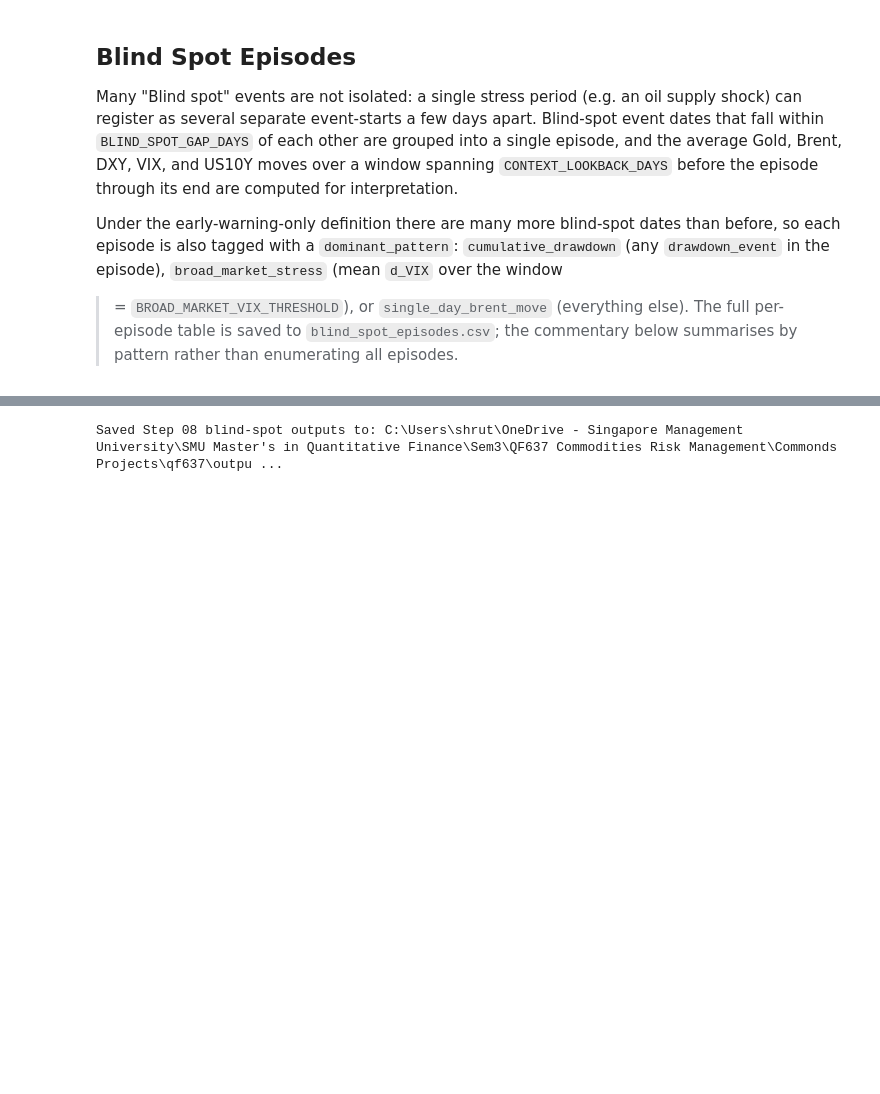
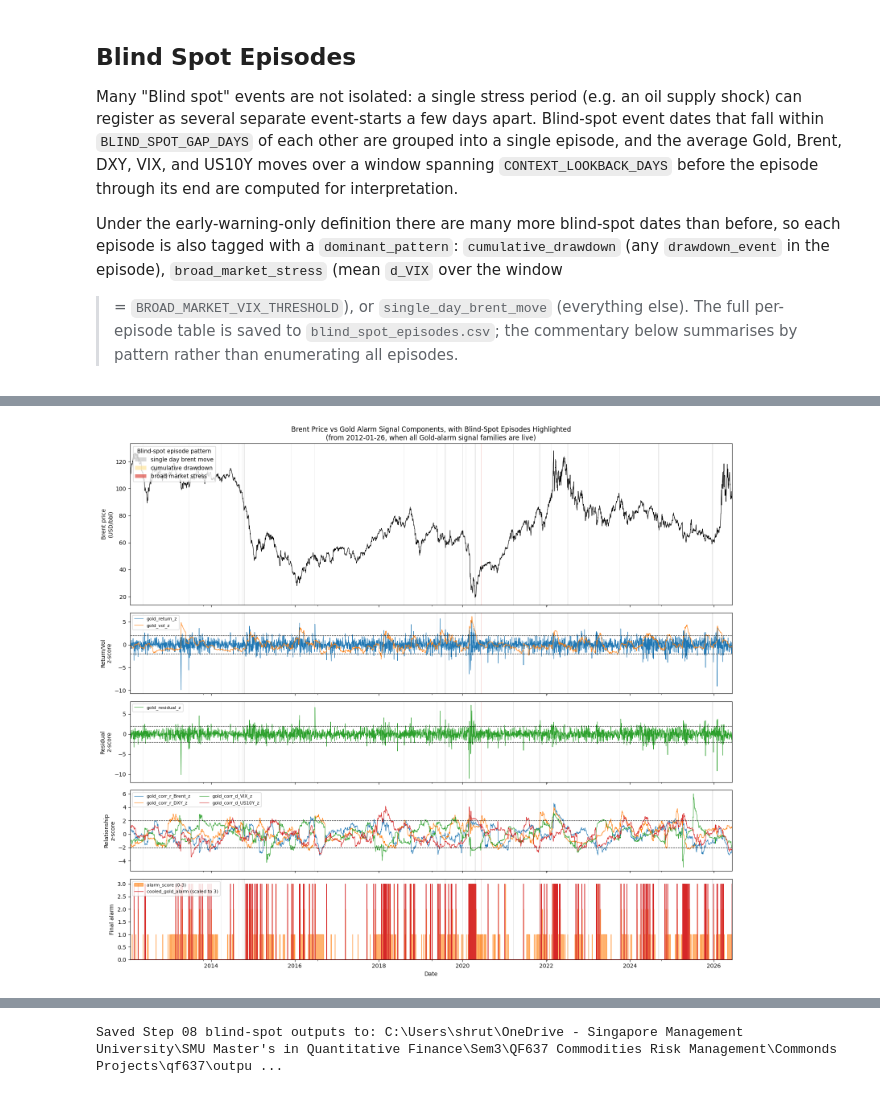
Before and after one commit to sohweihan/qf637, a Jupyter notebook: 08_BlindSpotAnalysis.ipynb, the cells around one changed output, grey strips where cells are left out. Drawn from its saved outputs; the diff is of its cells as text; code cells hidden in the pictures; blank space fills up the shorter version.

Commit message:
Analysis of the BlindSpots by Gold Alarm - Categorising why there was a blindspot

```diff
--- a/08_BlindSpotAnalysis.ipynb
+++ b/08_BlindSpotAnalysis.ipynb
@@ -323,0 +539,91 @@ correlations were behaving "normally" even as Brent sold off sharply.
+# %%
+from matplotlib.patches import Patch
+
+THRESHOLD = 2.0
+ALL_SIGNALS_LIVE_START = pd.Timestamp("2012-01-26")
+
+prices = pd.read_parquet(PROCESSED_DIR / "prices_clean_core.parquet")
+gsc = pd.read_parquet(PROCESSED_DIR / "gold_signal_components.parquet")
+gaf = pd.read_parquet(PROCESSED_DIR / "gold_alarm_frame.parquet")
+dashboard_metrics = pd.read_csv(
+    ROOT / "outputs" / "step06" / "dashboard_metrics.csv", index_col=0, parse_dates=True
+)
+
+corr_z_cols = [
+    "gold_corr_r_Brent_z", "gold_corr_r_DXY_z", "gold_corr_d_VIX_z", "gold_corr_d_US10Y_z"
+]
+
+pattern_colors = {
+    "single_day_brent_move": "#bdbdbd",
+    "cumulative_drawdown": "#fee08b",
+    "broad_market_stress": "#d73027",
+}
+
+fig, axes = plt.subplots(
+    5, 1, figsize=(16, 14), sharex=True, gridspec_kw={"height_ratios": [2, 1, 1, 1, 1]}
+)
+ax_price, ax_retvol, ax_resid, ax_rel, ax_score = axes
+
+prices_live = prices.loc[ALL_SIGNALS_LIVE_START:]
+gsc_live = gsc.loc[ALL_SIGNALS_LIVE_START:]
+gaf_live = gaf.loc[ALL_SIGNALS_LIVE_START:]
+dashboard_metrics_live = dashboard_metrics.loc[ALL_SIGNALS_LIVE_START:]
+
+ax_price.plot(prices_live.index, prices_live["Brent"], color="black", linewidth=0.8)
+ax_price.set_ylabel("Brent price\n(USD/bbl)")
+ax_price.set_title(
+    "Brent Price vs Gold Alarm Signal Components, with Blind-Spot Episodes Highlighted\n"
+    f"(from {ALL_SIGNALS_LIVE_START.date()}, when all Gold-alarm signal families are live)"
+)
+
+gsc_live[["gold_return_z", "gold_vol_z"]].plot(ax=ax_retvol, linewidth=0.8)
+ax_retvol.axhline(THRESHOLD, color="black", linestyle="--", linewidth=0.8)
+ax_retvol.axhline(-THRESHOLD, color="black", linestyle="--", linewidth=0.8)
+ax_retvol.set_ylabel("Return/Vol\nz-score")
+ax_retvol.legend(loc="upper left", fontsize=8)
+
+gsc_live[["gold_residual_z"]].plot(ax=ax_resid, linewidth=0.8, color="#2ca02c")
+ax_resid.axhline(THRESHOLD, color="black", linestyle="--", linewidth=0.8)
+ax_resid.axhline(-THRESHOLD, color="black", linestyle="--", linewidth=0.8)
+ax_resid.set_ylabel("Residual\nz-score")
+ax_resid.legend(loc="upper left", fontsize=8)
+
+gsc_live[corr_z_cols].plot(ax=ax_rel, linewidth=0.8)
+ax_rel.axhline(THRESHOLD, color="black", linestyle="--", linewidth=0.8)
+ax_rel.axhline(-THRESHOLD, color="black", linestyle="--", linewidth=0.8)
+ax_rel.set_ylabel("Relationship\nz-score")
+ax_rel.legend(loc="upper left", fontsize=8, ncol=2)
+
+ax_score.fill_between(
+    gaf_live.index, 0, gaf_live["alarm_score"], step="post", color="#ff7f0e", alpha=0.6,
+    label="alarm_score (0-3)",
+)
+ax_score.plot(
+    dashboard_metrics_live.index, dashboard_metrics_live["cooled_gold_alarm"] * 3, color="#d62728",
+    linewidth=1.0, drawstyle="steps-post", label="cooled_gold_alarm (scaled to 3)",
+)
+ax_score.set_ylabel("Final alarm")
+ax_score.set_ylim(0, 3.2)
+ax_score.legend(loc="upper left", fontsize=8)
+ax_score.set_xlabel("Date")
+
+for _, ep in restricted_blind_spot_episodes.iterrows():
+    start = ep["start_date"] - pd.Timedelta(days=1)
+    end = ep["end_date"] + pd.Timedelta(days=1)
+    color = pattern_colors[ep["dominant_pattern"]]
+    for ax in axes:
+        ax.axvspan(start, end, color=color, alpha=0.3, linewidth=0)
+
+ax_price.set_xlim(ALL_SIGNALS_LIVE_START, prices_live.index.max())
+
+legend_patches = [
+    Patch(facecolor=color, alpha=0.6, label=pattern.replace("_", " "))
+    for pattern, color in pattern_colors.items()
+]
+ax_price.legend(handles=legend_patches, loc="upper left", title="Blind-spot episode pattern")
+
+plt.tight_layout()
+fig.savefig(OUTPUT_DIR / "blind_spot_diagnostic_chart.png", dpi=150)
+plt.show()
+# %% [output]
+[figure, added]
```
Also changed, not shown: parts of 13 cells of this notebook.
